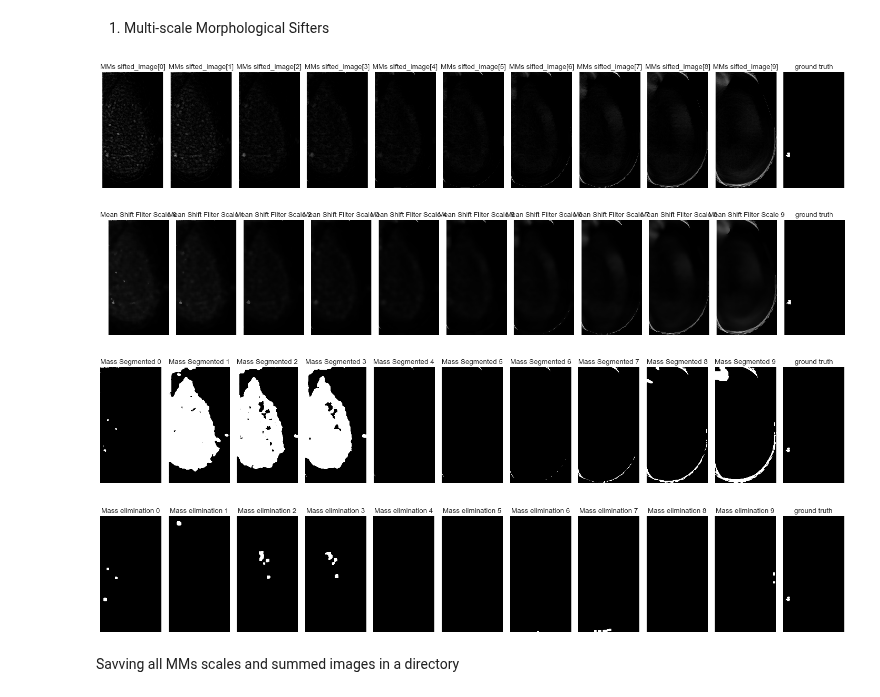
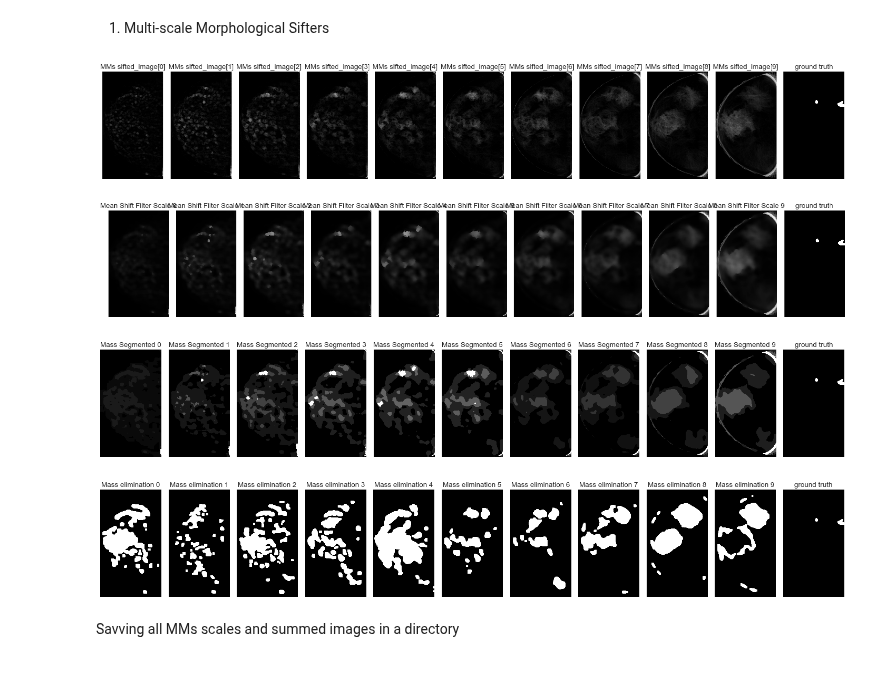
Before and after one commit to abdalrhmanu/breast-mass-detection-and-segmentation-using-multi-scale-morphological-sifting-and-kmeans-clustering, a Jupyter notebook: notebooks/Abdel-Notebook (mass detection implementation).ipynb, the cells around one changed output. Saved outputs shown, nothing was run; the diff lists cells and outputs as text; code cells hidden in the pictures.

```diff
--- a/notebooks/Abdel-Notebook (mass detection implementation).ipynb
+++ b/notebooks/Abdel-Notebook (mass detection implementation).ipynb
@@ -243,6 +238,8 @@ def eliminate(image):
     # Perform adaptive thresholding on the normalized image
     thresh = cv2.adaptiveThreshold(normalized_image, 255, cv2.ADAPTIVE_THRESH_MEAN_C, cv2.THRESH_BINARY_INV, 9, 2)
 #     _, thresh = cv2.threshold(normalized_image, 0, 255, cv2.THRESH_BINARY + cv2.THRESH_OTSU)
+#     _, thresh = cv2.threshold(normalized_image, 0, 255, cv2.THRESH_TRIANGLE)
+
 
     # Perform morphological operations
 #     kernel = cv2.getStructuringElement(cv2.MORPH_ELLIPSE, (3, 3))
@@ -282,7 +279,7 @@ def kmeans(input_img):
 
         # do kmeans
         _, labels, centers = cv2.kmeans(
-            data, 2, None,
+            data, 3, None,
             criteria=(cv2.TERM_CRITERIA_MAX_ITER + cv2.TERM_CRITERIA_EPS, 10, 1.0),
             attempts=15,
             flags=cv2.KMEANS_PP_CENTERS
@@ -352,7 +349,7 @@ def pipeline(input_image):
     return sifted_image, [mean_shifted_image_0, mean_shifted_image_1, mean_shifted_image_2, mean_shifted_image_3, mean_shifted_image_4, mean_shifted_image_5, mean_shifted_image_6, mean_shifted_image_7, mean_shifted_image_8, mean_shifted_image_9], [kmean0, kmean1, kmean2, kmean3, kmean4, kmean5, kmean6, kmean7, kmean8, kmean9], \
             [mass0, mass1, mass2, mass3, mass4, mass5, mass6, mass7, mass8, mass9]
 
-# image_input_name = '20586908_6c613a14b80a8591_MG_R_CC_ANON.tif'
+image_input_name = '20586908_6c613a14b80a8591_MG_R_CC_ANON.tif'
 # image_input_name = '22580341_5eae9beae14d26fd_MG_R_CC_ANON.tif'
 # image_input_name = '20587612_f4b2d377f43ba0bd_MG_R_CC_ANON.tif'
 # image_input_name = '22670278_98429c0bdf78c0c7_MG_R_CC_ANON.tif'
@@ -363,7 +360,7 @@ def pipeline(input_image):
 # image_input_name = '20587902_8dbbd4e51f549ff0_MG_R_CC_ANON.tif'
 # image_input_name = '20588046_024ee3569b2605dc_MG_R_ML_ANON.tif'
 
-image_input_name = '24055445_ac3185e18ffdc7b6_MG_L_ML_ANON.tif'
+# image_input_name = '24055445_ac3185e18ffdc7b6_MG_L_ML_ANON.tif'
 # image_input_name = '50995762_0c735e8768d276b4_MG_R_ML_ANON.tif'
 
 
@@ -415,37 +412,37 @@ imgs = {
     "Mass Segmented 0": kmean0,
     "Mass Segmented 1": kmean1,
     "Mass Segmented 2": kmean2,
     "Mass Segmented 3": kmean3,
     "Mass Segmented 4": kmean4,
     "Mass Segmented 5": kmean5,
     "Mass Segmented 6": kmean6,
     "Mass Segmented 7": kmean7,
     "Mass Segmented 8": kmean8,
     "Mass Segmented 9": kmean9,
     "ground truth": cv2.imread(f'../dataset/processed/groundtruth/{image_input_name}', cv2.IMREAD_UNCHANGED)
     } # 15, 100
 display.plot_figures(imgs, 1, 11)
 
 
 imgs = {
     "Mass elimination 0": mass0,
     "Mass elimination 1": mass1,
     "Mass elimination 2": mass2,
     "Mass elimination 3": mass3,
     "Mass elimination 4": mass4,
     "Mass elimination 5": mass5,
     "Mass elimination 6": mass6,
     "Mass elimination 7": mass7,
     "Mass elimination 8": mass8,
     "Mass elimination 9": mass9,
     "ground truth": cv2.imread(f'../dataset/processed/groundtruth/{image_input_name}', cv2.IMREAD_UNCHANGED)
     } # 15, 100
 display.plot_figures(imgs, 1, 11)
 # %% [output]
-[figure, old version]
+[figure, new version]
-[figure, old version]
+[figure, new version]
-[figure, old version]
+[figure, new version]
-[figure, old version]
+[figure, new version]
 # %%
 # def eliminate_by_area_modif(image, min_area, max_area):
 #         # Convert to uint8
```
Also changed, not shown: parts of 5 cells of this notebook.
